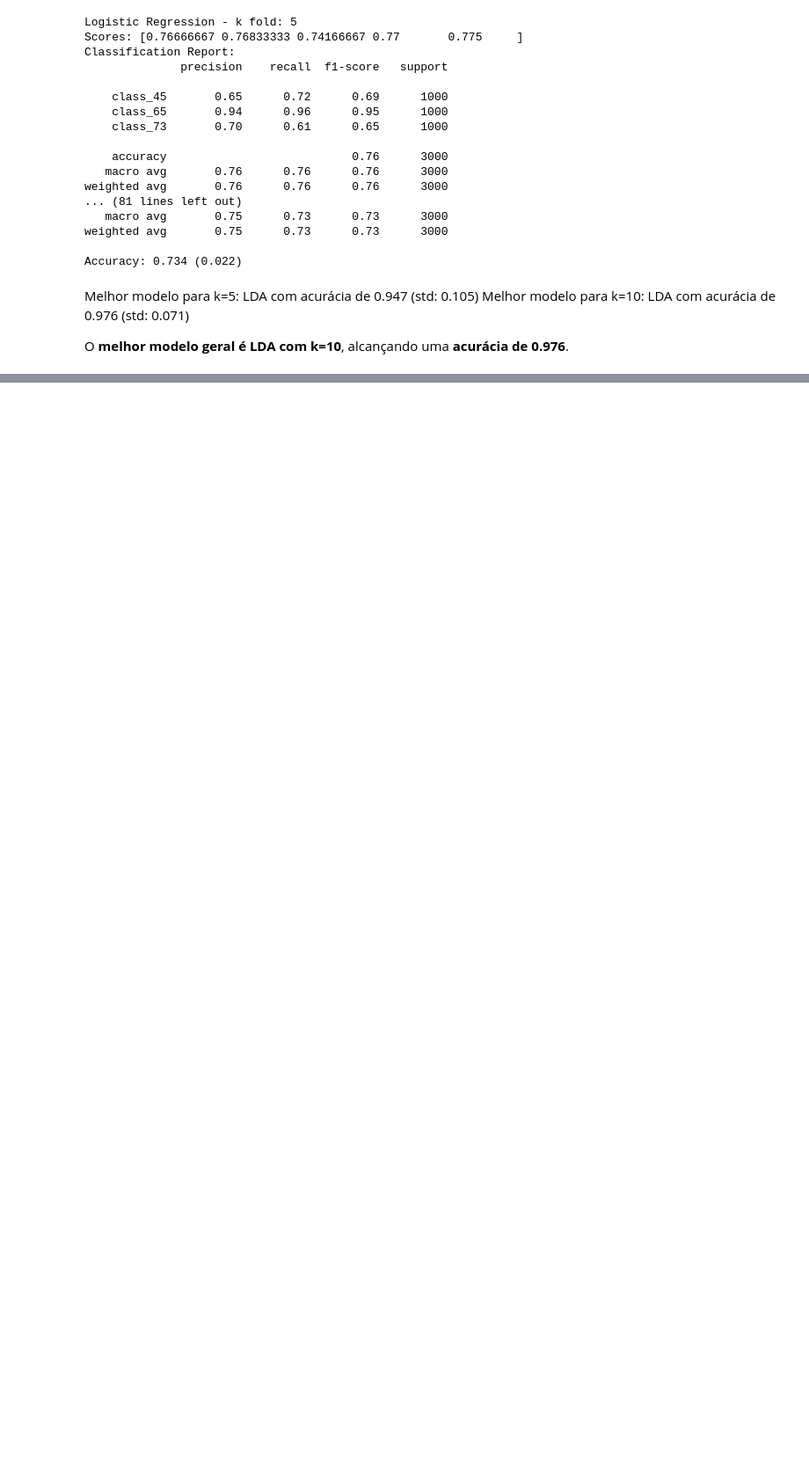
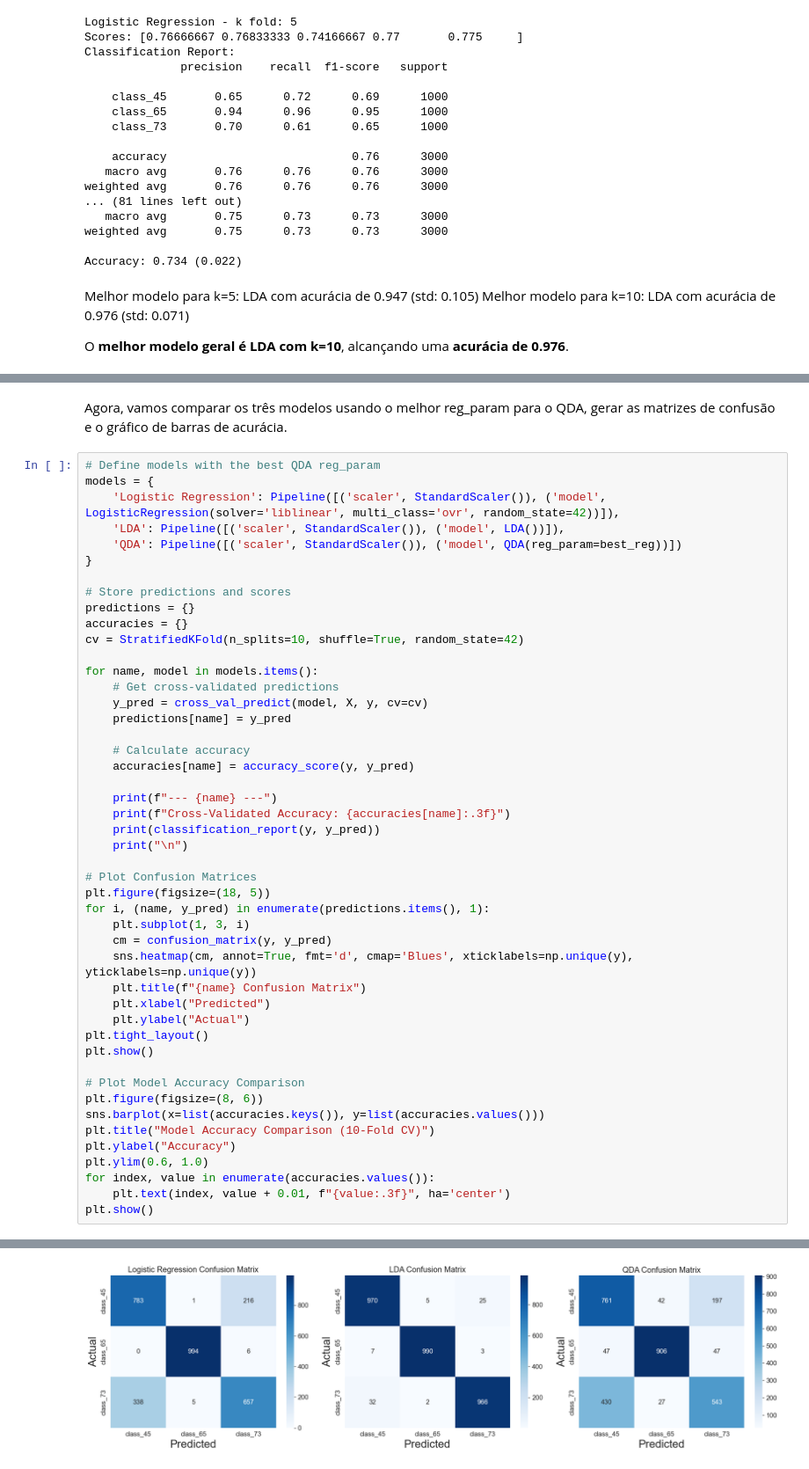
Before and after one commit to EnMiaoYe/APRAU_DEN_C_1211905_1211613_1030058, a Jupyter notebook: src/classification/cross_validation.ipynb, the cells around one changed output, grey strips where cells are left out. Shown at 88% size. Drawn from its saved outputs; the diff is of its cells as text; blank space fills up the shorter version.

```diff
--- a/src/classification/cross_validation.ipynb
+++ b/src/classification/cross_validation.ipynb
@@ -124,0 +187,50 @@ O **melhor modelo geral é LDA com k=10**, alcançando uma **acurácia de 0.976*
+# %% [markdown]
+Agora, vamos comparar os três modelos usando o melhor reg_param para o QDA, gerar as matrizes de confusão e o gráfico de barras de acurácia.
+# %%
+# Define models with the best QDA reg_param
+models = {
+    'Logistic Regression': Pipeline([('scaler', StandardScaler()), ('model', LogisticRegression(solver='liblinear', multi_class='ovr', random_state=42))]),
+    'LDA': Pipeline([('scaler', StandardScaler()), ('model', LDA())]),
+    'QDA': Pipeline([('scaler', StandardScaler()), ('model', QDA(reg_param=best_reg))])
+}
+
+# Store predictions and scores
+predictions = {}
+accuracies = {}
+cv = StratifiedKFold(n_splits=10, shuffle=True, random_state=42)
+
+for name, model in models.items():
+    # Get cross-validated predictions
+    y_pred = cross_val_predict(model, X, y, cv=cv)
+    predictions[name] = y_pred
+
+    # Calculate accuracy
+    accuracies[name] = accuracy_score(y, y_pred)
+
+    print(f"--- {name} ---")
+    print(f"Cross-Validated Accuracy: {accuracies[name]:.3f}")
+    print(classification_report(y, y_pred))
+    print("\n")
+
+# Plot Confusion Matrices
+plt.figure(figsize=(18, 5))
+for i, (name, y_pred) in enumerate(predictions.items(), 1):
+    plt.subplot(1, 3, i)
+    cm = confusion_matrix(y, y_pred)
+    sns.heatmap(cm, annot=True, fmt='d', cmap='Blues', xticklabels=np.unique(y), yticklabels=np.unique(y))
+    plt.title(f"{name} Confusion Matrix")
+    plt.xlabel("Predicted")
+    plt.ylabel("Actual")
+plt.tight_layout()
+plt.show()
+
+# Plot Model Accuracy Comparison
+plt.figure(figsize=(8, 6))
+sns.barplot(x=list(accuracies.keys()), y=list(accuracies.values()))
+plt.title("Model Accuracy Comparison (10-Fold CV)")
+plt.ylabel("Accuracy")
+plt.ylim(0.6, 1.0)
+for index, value in enumerate(accuracies.values()):
+    plt.text(index, value + 0.01, f"{value:.3f}", ha='center')
+plt.show()
+# %% [output]
@@ -124,0 +254 @@ O **melhor modelo geral é LDA com k=10**, alcançando uma **acurácia de 0.976*
+[figure, added]
```
Also changed, not shown: parts of 5 cells of this notebook.
